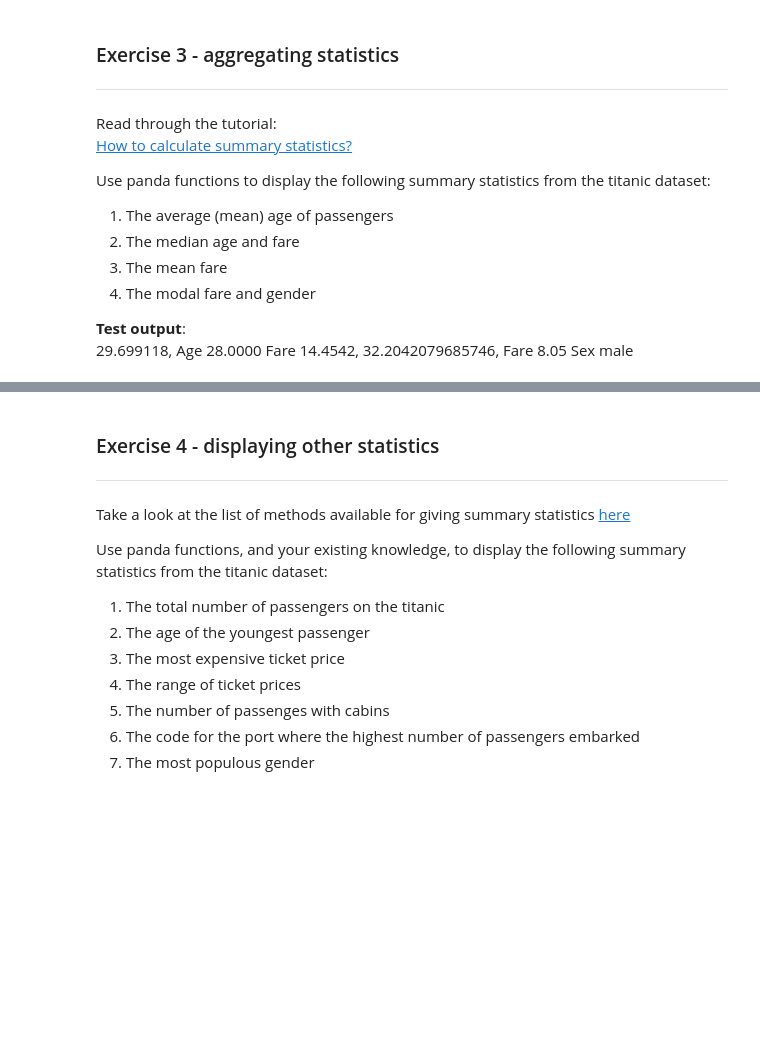
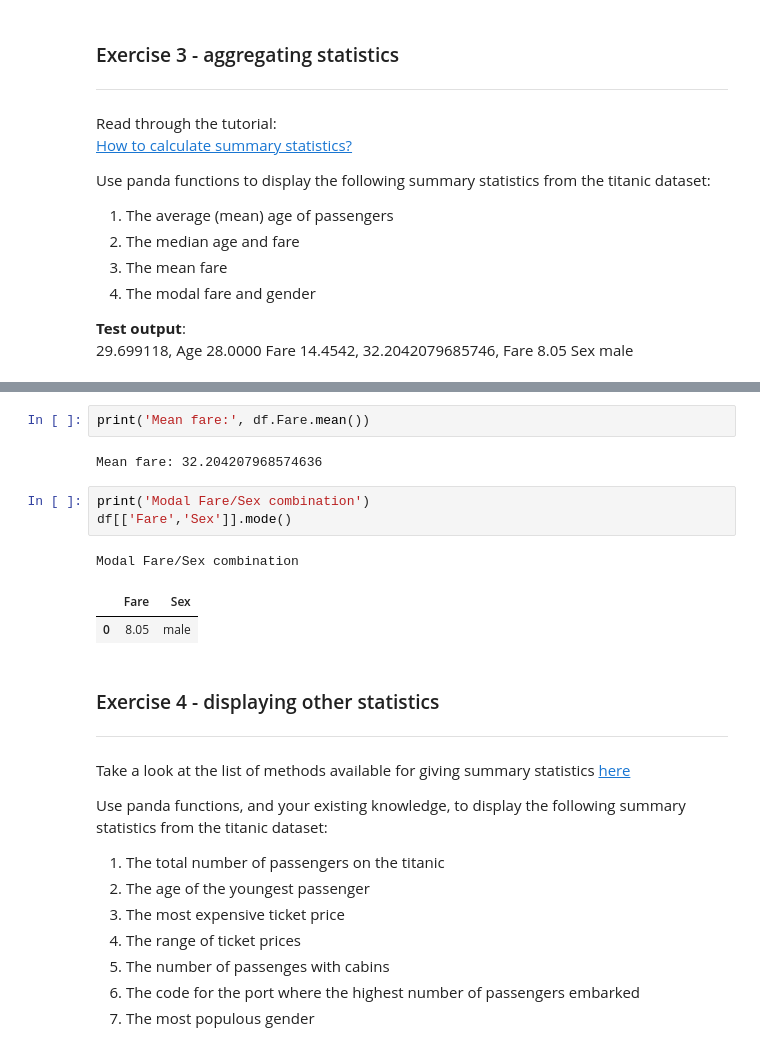
Before and after one commit to fraserrbarclay/Python-Data-Practicals, a Jupyter notebook: worksheets/Describing_data.ipynb, the cells around one changed output, grey strips where cells are left out. Saved outputs shown, nothing was run; the diff lists cells and outputs as text; blank space fills up the shorter version.

```diff
--- a/worksheets/Describing_data.ipynb
+++ b/worksheets/Describing_data.ipynb
@@ -60,3 +128,14 @@ Use panda functions to display the following summary statistics from the titanic
+# %%
+print('Mean fare:', df.Fare.mean())
+# %% [output]
+Mean fare: 32.204207968574636
+# %%
+print('Modal Fare/Sex combination')
+df[['Fare','Sex']].mode()
+# %% [output]
+Modal Fare/Sex combination
+|  | Fare | Sex |
+| 0 | 8.05 | male |
 # %% [markdown]
 ### Exercise 4 - displaying other statistics
 ---
```
Also changed, not shown: parts of 7 cells of this notebook.
